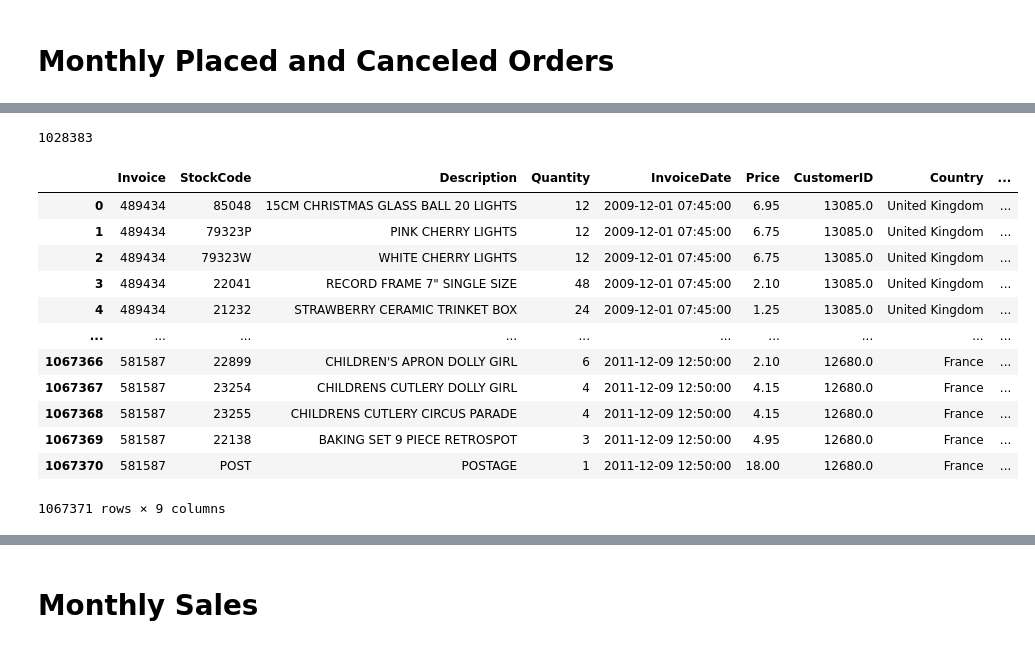
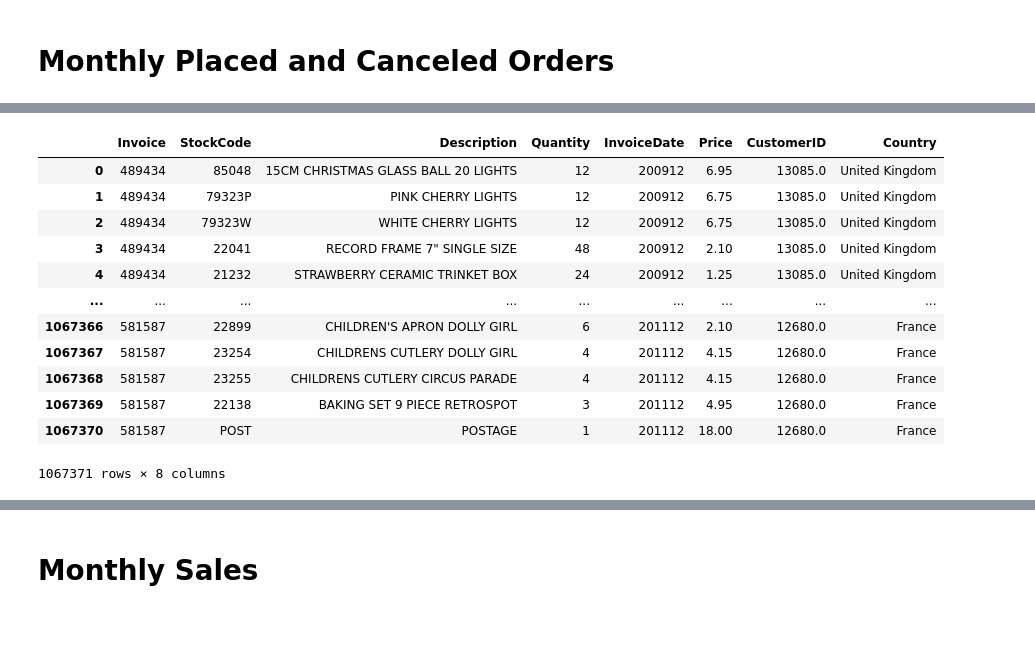
Before and after one commit to jarviscanada/jarvis_data_eng_MiguelDario, a Jupyter notebook: python_data_analytics/python_data_wrangling/retail_data_analytics_wrangling.ipynb, the cells around one changed output, grey strips where cells are left out. Drawn from its saved outputs; the diff is of its cells as text; code cells hidden in the pictures.

Commit message:
Fix monthly placed and cancelled orders

```diff
--- a/python_data_analytics/python_data_wrangling/retail_data_analytics_wrangling.ipynb
+++ b/python_data_analytics/python_data_wrangling/retail_data_analytics_wrangling.ipynb
@@ -281,35 +281,28 @@ Maximum:724.25
 ![](https://i.imgur.com/tmLsPDf.jpg)
 
 ---
-# %%
-#Calculating placed orders
-
-total_orders = retail_df.shape[0]
-cancelled_orders = retail_df[retail_df["Invoice"].str.startswith("C")].count()
-
-placed_orders = total_orders - (2 * cancelled_orders[0])
-
-placed_orders
-# %% [output]
-1028383
 # %%
-#Create a new column called InvoiceYearMonth
+#Create a copy of the retail dataset
+month_df = retail_df.copy()
+
+#Extract Year and month from Invoice Date
 year = retail_df["InvoiceDate"].dt.year
 month = retail_df["InvoiceDate"].dt.month
 
-retail_df["InvoiceYearMonth"] = year * 100 + month
-retail_df
+#Convert Invoice Date to int
+month_df["InvoiceDate"] = year * 100 + month
+month_df
 # %% [output]
-|  | Invoice | StockCode | Description | Quantity | InvoiceDate | Price | CustomerID | Country | ... |
-| 0 | 489434 | 85048 | 15CM CHRISTMAS GLASS BALL 20 LIGHTS | 12 | 2009-12-01 07:45:00 | 6.95 | 13085.0 | United Kingdom | ... |
-| 1 | 489434 | 79323P | PINK CHERRY LIGHTS | 12 | 2009-12-01 07:45:00 | 6.75 | 13085.0 | United Kingdom | ... |
-| 2 | 489434 | 79323W | WHITE CHERRY LIGHTS | 12 | 2009-12-01 07:45:00 | 6.75 | 13085.0 | United Kingdom | ... |
-| 3 | 489434 | 22041 | RECORD FRAME 7" SINGLE SIZE | 48 | 2009-12-01 07:45:00 | 2.10 | 13085.0 | United Kingdom | ... |
-| 4 | 489434 | 21232 | STRAWBERRY CERAMIC TRINKET BOX | 24 | 2009-12-01 07:45:00 | 1.25 | 13085.0 | United Kingdom | ... |
-| ... | ... | ... | ... | ... | ... | ... | ... | ... | ... |
-| 1067366 | 581587 | 22899 | CHILDREN'S APRON DOLLY GIRL | 6 | 2011-12-09 12:50:00 | 2.10 | 12680.0 | France | ... |
-| 1067367 | 581587 | 23254 | CHILDRENS CUTLERY DOLLY GIRL | 4 | 2011-12-09 12:50:00 | 4.15 | 12680.0 | France | ... |
-| 1067368 | 581587 | 23255 | CHILDRENS CUTLERY CIRCUS PARADE | 4 | 2011-12-09 12:50:00 | 4.15 | 12680.0 | France | ... |
-| 1067369 | 581587 | 22138 | BAKING SET 9 PIECE RETROSPOT | 3 | 2011-12-09 12:50:00 | 4.95 | 12680.0 | France | ... |
-| 1067370 | 581587 | POST | POSTAGE | 1 | 2011-12-09 12:50:00 | 18.00 | 12680.0 | France | ... |
+|  | Invoice | StockCode | Description | Quantity | InvoiceDate | Price | CustomerID | Country |
+| 0 | 489434 | 85048 | 15CM CHRISTMAS GLASS BALL 20 LIGHTS | 12 | 200912 | 6.95 | 13085.0 | United Kingdom |
+| 1 | 489434 | 79323P | PINK CHERRY LIGHTS | 12 | 200912 | 6.75 | 13085.0 | United Kingdom |
+| 2 | 489434 | 79323W | WHITE CHERRY LIGHTS | 12 | 200912 | 6.75 | 13085.0 | United Kingdom |
+| 3 | 489434 | 22041 | RECORD FRAME 7" SINGLE SIZE | 48 | 200912 | 2.10 | 13085.0 | United Kingdom |
+| 4 | 489434 | 21232 | STRAWBERRY CERAMIC TRINKET BOX | 24 | 200912 | 1.25 | 13085.0 | United Kingdom |
+| ... | ... | ... | ... | ... | ... | ... | ... | ... |
+| 1067366 | 581587 | 22899 | CHILDREN'S APRON DOLLY GIRL | 6 | 201112 | 2.10 | 12680.0 | France |
+| 1067367 | 581587 | 23254 | CHILDRENS CUTLERY DOLLY GIRL | 4 | 201112 | 4.15 | 12680.0 | France |
+| 1067368 | 581587 | 23255 | CHILDRENS CUTLERY CIRCUS PARADE | 4 | 201112 | 4.15 | 12680.0 | France |
+| 1067369 | 581587 | 22138 | BAKING SET 9 PIECE RETROSPOT | 3 | 201112 | 4.95 | 12680.0 | France |
+| 1067370 | 581587 | POST | POSTAGE | 1 | 201112 | 18.00 | 12680.0 | France |
-1067371 rows × 9 columns
+1067371 rows × 8 columns
```
Also changed, not shown: parts of 6 cells of this notebook.
